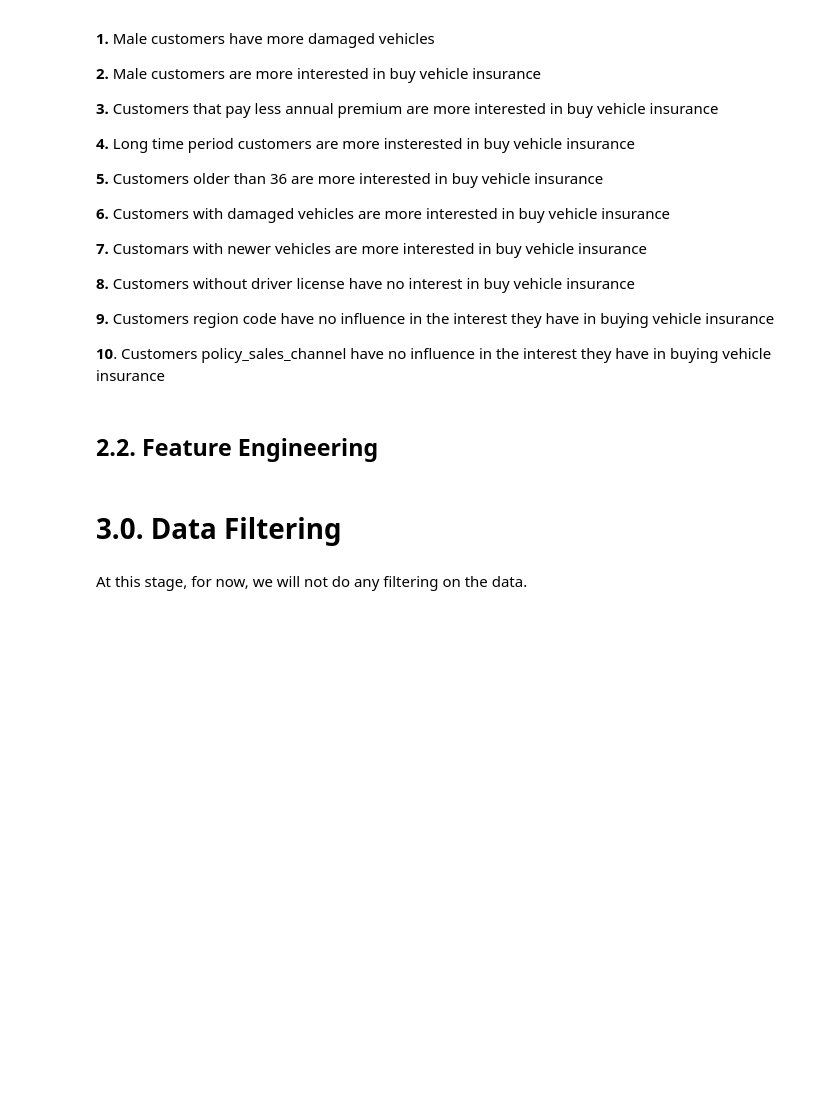
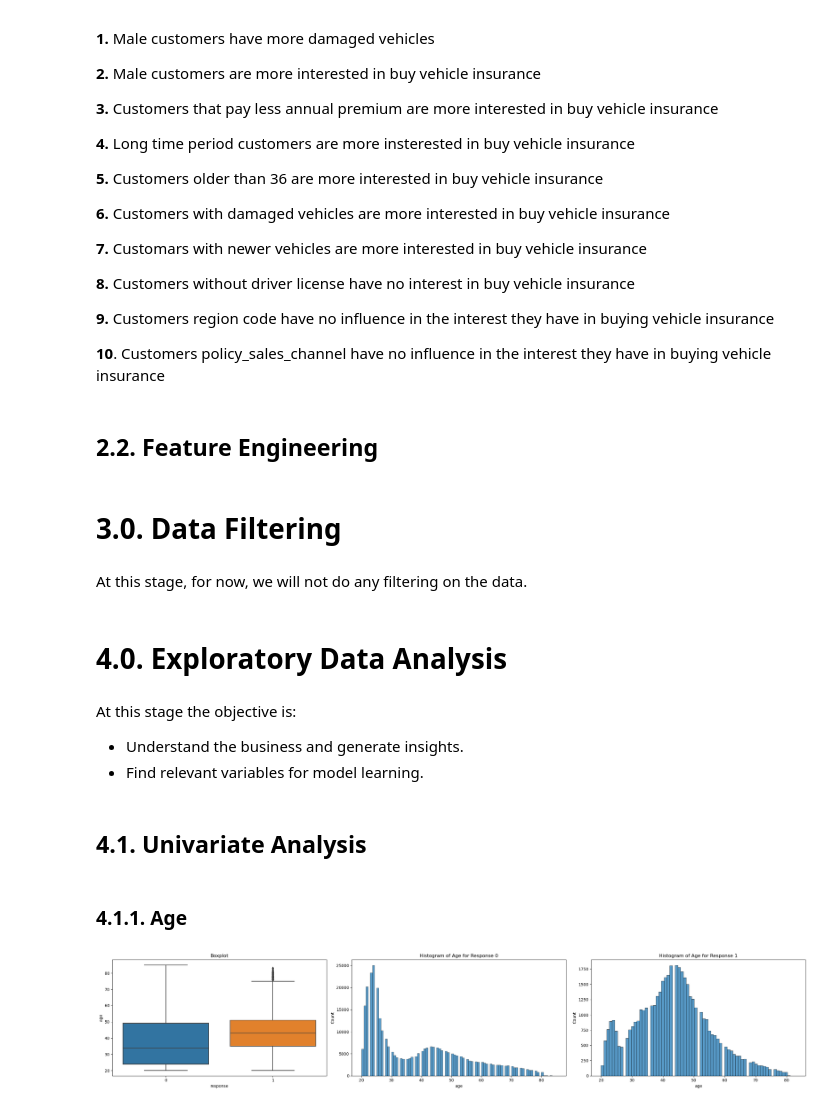
Before and after one commit to leoalvessantana/Project-Health-Insurance-Cross-Sell, a Jupyter notebook: Notebook.ipynb, the cells around one changed output. Drawn from its saved outputs; the diff is of its cells as text; code cells hidden in the pictures; blank space fills up the shorter version.

```diff
--- a/Notebook.ipynb
+++ b/Notebook.ipynb
@@ -239,3 +267,42 @@ df2['vehicle_age'] =  df2['vehicle_age'].apply( lambda x: 'over_2_years' if x ==
 At this stage, for now, we will not do any filtering on the data.
 # %%
 df3 = df2.copy()
+# %% [markdown]
+# 4.0. Exploratory Data Analysis
+# %% [markdown]
+At this stage the objective is:
+
+* Understand the business and generate insights.
+* Find relevant variables for model learning.
+# %%
+df4 = df3.copy()
+# %% [markdown]
+## 4.1. Univariate Analysis
+# %% [markdown]
+### 4.1.1. Age
+# %%
+fig, ax = plt.subplots(figsize=(25, 5))
+
+# Subplot 1
+plt.subplot(1, 3, 1)
+sns.boxplot( x='response', y='age', data=df4 )
+plt.title('Boxplot')
+
+
+# Subplot 2
+plt.subplot(1, 3, 2)
+sns.histplot(df4.loc[df4['response'] == 0, 'age'])
+plt.title('Histogram of Age for Response 0')
+
+# Subplot 2
+plt.subplot(1, 3, 3)
+sns.histplot(df4.loc[df4['response'] == 1, 'age'])
+plt.title('Histogram of Age for Response 1')
+
+# Adjust layout to prevent clipping of titles
+plt.tight_layout()
+
+# Show the plot
+plt.show()
+# %% [output]
+[figure, added]
```
Also changed, not shown: parts of 48 cells of this notebook.
